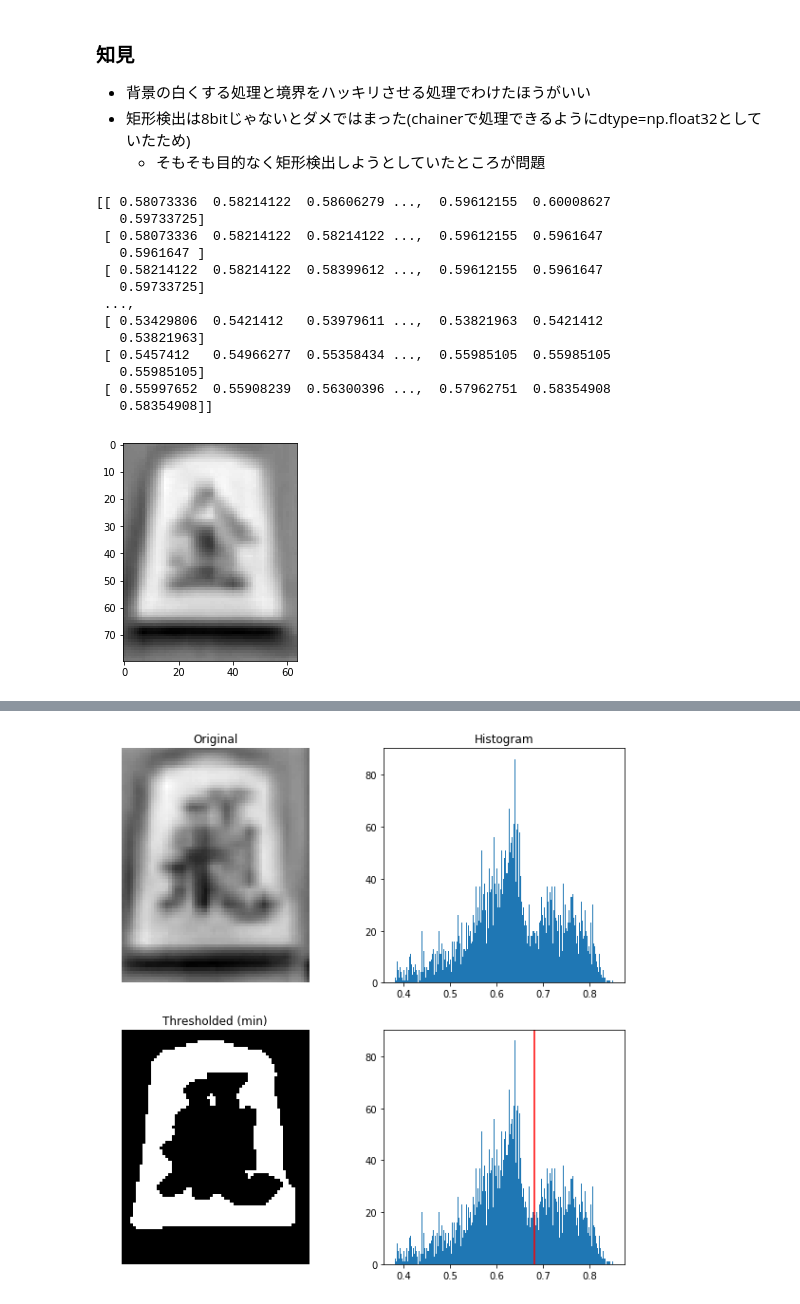
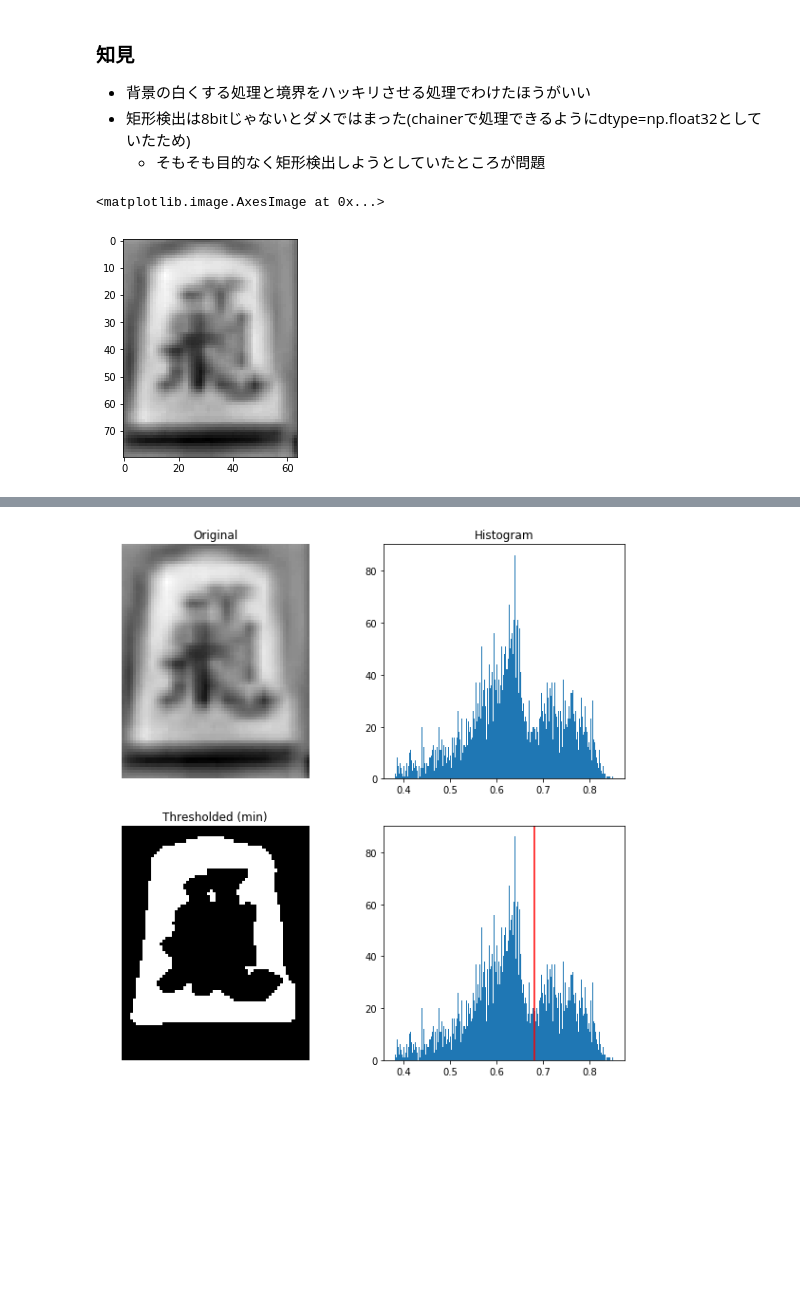
Before and after one commit to Liaro/Liaro_ML_Learning, a Jupyter notebook: Shintaro-Indo/shogi/notebook/preprocessing.ipynb, the cells around one changed output, grey strips where cells are left out. Saved outputs shown, nothing was run; the diff lists cells and outputs as text; code cells hidden in the pictures; blank space fills up the shorter version.

Commit message:
fix train.py

```diff
--- a/Shintaro-Indo/shogi/notebook/preprocessing.ipynb
+++ b/Shintaro-Indo/shogi/notebook/preprocessing.ipynb
@@ -117,16 +118,6 @@ x = koma.data
 y = koma.target
 x_train, x_test, y_train, y_test = train_test_split(x, y, test_size=0.3, random_state=42)
 
-## Chainerでは実数のタイプはfloat32, 整数のタイプはint32に固定しておく必要がある．
-x_train = x_train.astype(np.float32) # (40681, 80, 64, 3)
-y_train = y_train.astype(np.int32) # (40681,)
-x_test = x_test.astype(np.float32)
-y_test = y_test.astype(np.int32)
-
-# 輝度を揃える
-x_train /= x_train.max()
-x_test /= x_test.max()
-
 # データ数、形状の確認
 print("x_train:", x_train.shape)
 print("y_train:", y_train.shape)
@@ -153,22 +155,11 @@ plt.imshow(x_train[3])
 - 矩形検出は8bitじゃないとダメではまった(chainerで処理できるようにdtype=np.float32としていたため)
     - そもそも目的なく矩形検出しようとしていたところが問題
 # %%
-sample = x_train[3]
+ # グレースケール化
+i = 0
+sample = x_train[i]
 sample_gray = cv2.cvtColor(sample, cv2.COLOR_BGR2GRAY)# グレースケール化
 plt.imshow(sample_gray, cmap="gray")
-print(sample_gray)
 # %% [output]
-[[ 0.58073336  0.58214122  0.58606279 ...,  0.59612155  0.60008627
-   0.59733725]
- [ 0.58073336  0.58214122  0.58214122 ...,  0.59612155  0.5961647
-   0.5961647 ]
- [ 0.58214122  0.58214122  0.58399612 ...,  0.59612155  0.5961647
-   0.59733725]
- ...,
- [ 0.53429806  0.5421412   0.53979611 ...,  0.53821963  0.5421412
-   0.53821963]
- [ 0.5457412   0.54966277  0.55358434 ...,  0.55985105  0.55985105
-   0.55985105]
- [ 0.55997652  0.55908239  0.56300396 ...,  0.57962751  0.58354908
-   0.58354908]]
+<matplotlib.image.AxesImage at 0x...>
-[figure, old version]
+[figure, new version]
```
Also changed, not shown: parts of 8 cells of this notebook, 1 other file.
